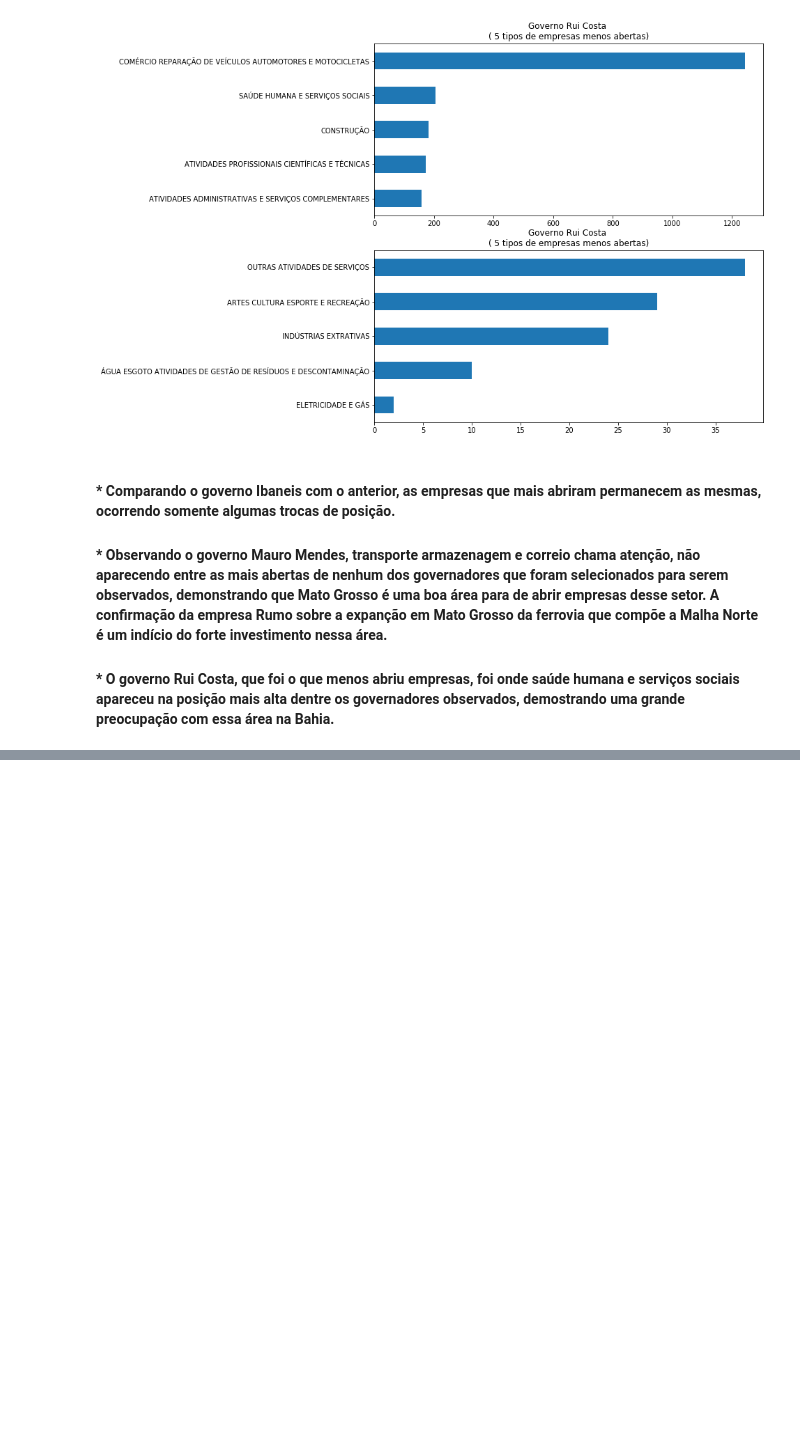
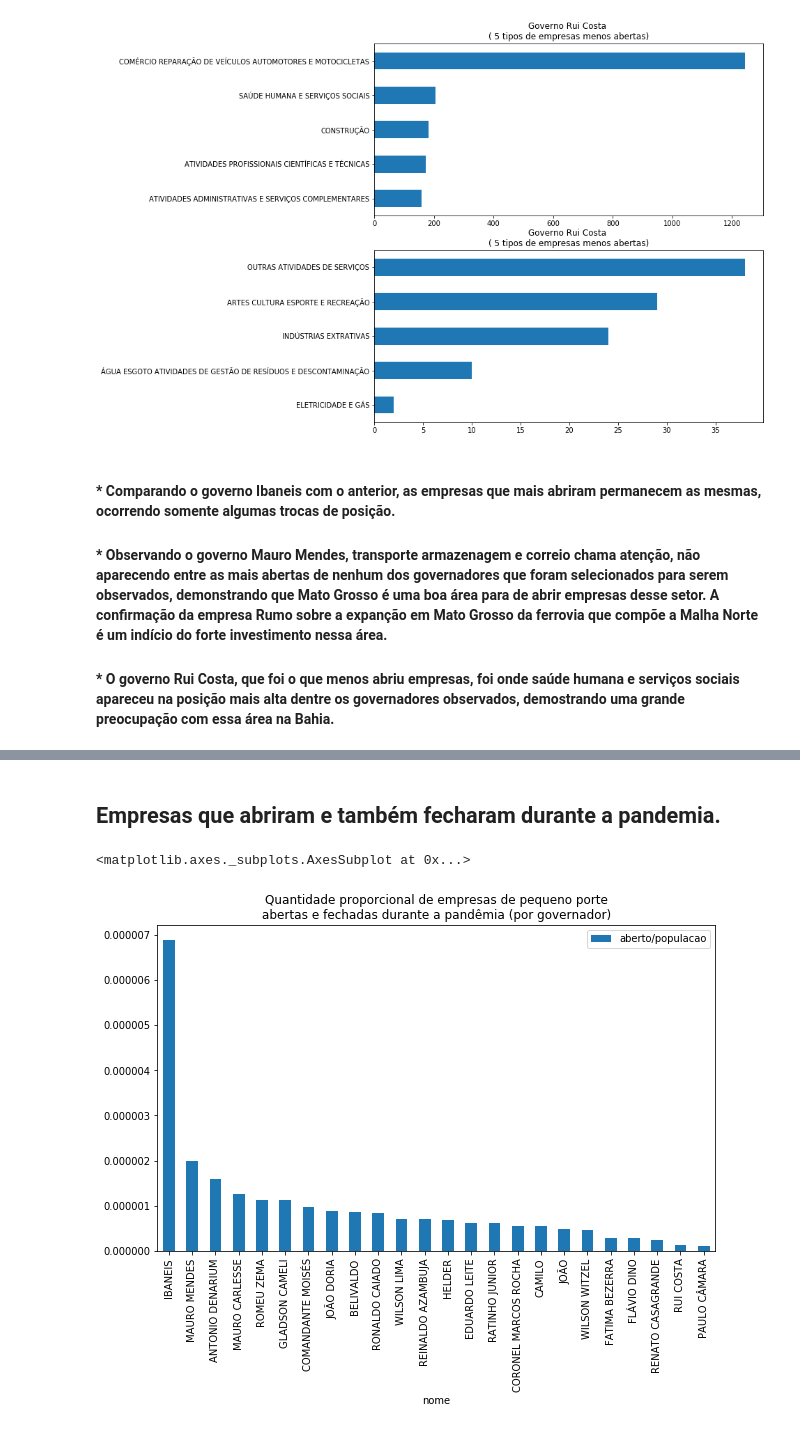
Before and after one commit to gizattos/analise_empresas_politicos, a Jupyter notebook: trabalhofinal.ipynb, the cells around one changed output, grey strips where cells are left out. Cells and saved outputs as stored; diff of their text form; code cells hidden in the pictures; blank space fills up the shorter version.

```diff
--- a/trabalhofinal.ipynb
+++ b/trabalhofinal.ipynb
@@ -419,0 +444,14 @@ tipoAbriuFechou2018('RUI COSTA')
+# %% [markdown]
+## Empresas que abriram e também fecharam durante a pandemia.
+# %%
+## Empresas que abriram durante a pandemia, e fecharam
+agrupandoCovid = df_cnpj_full[(df_cnpj_full['data_inicio_atividade'] >= "2020-02-26")][df_cnpj_full['situacao_cadastral']=='08'][["NM_URNA_CANDIDATO","uf",'SG_PARTIDO']].groupby(["NM_URNA_CANDIDATO",'uf','SG_PARTIDO']).NM_URNA_CANDIDATO.agg('count')
+dfagrupandoCovid = pd.DataFrame(agrupandoCovid.keys().to_list(),columns=['nome','uf','SG_PARTIDO'])
+dfagrupandoCovid['quantidade'] = agrupandoCovid.to_list()
+governadorUfPopulacaoCovid = dfagrupandoCovid.merge(dfpopulacao.sort_values(by=['populacao'],ascending=False),left_on='uf', right_on='uf',how='left')
+governadorUfPopulacaoCovid['aberto/populacao'] = governadorUfPopulacaoCovid['quantidade']/governadorUfPopulacaoCovid['populacao']
+# %%
+governadorUfPopulacaoCovid.sort_values(by=['aberto/populacao'],ascending=False).plot(x='nome',y='aberto/populacao',kind="bar",figsize = (10,6),title = "Quantidade proporcional de empresas de pequeno porte\n abertas e fechadas durante a pandêmia (por governador) ")
+# %% [output]
+<matplotlib.axes._subplots.AxesSubplot at 0x...>
+[figure, added]
```
Also changed, not shown: parts of 9 cells of this notebook.
